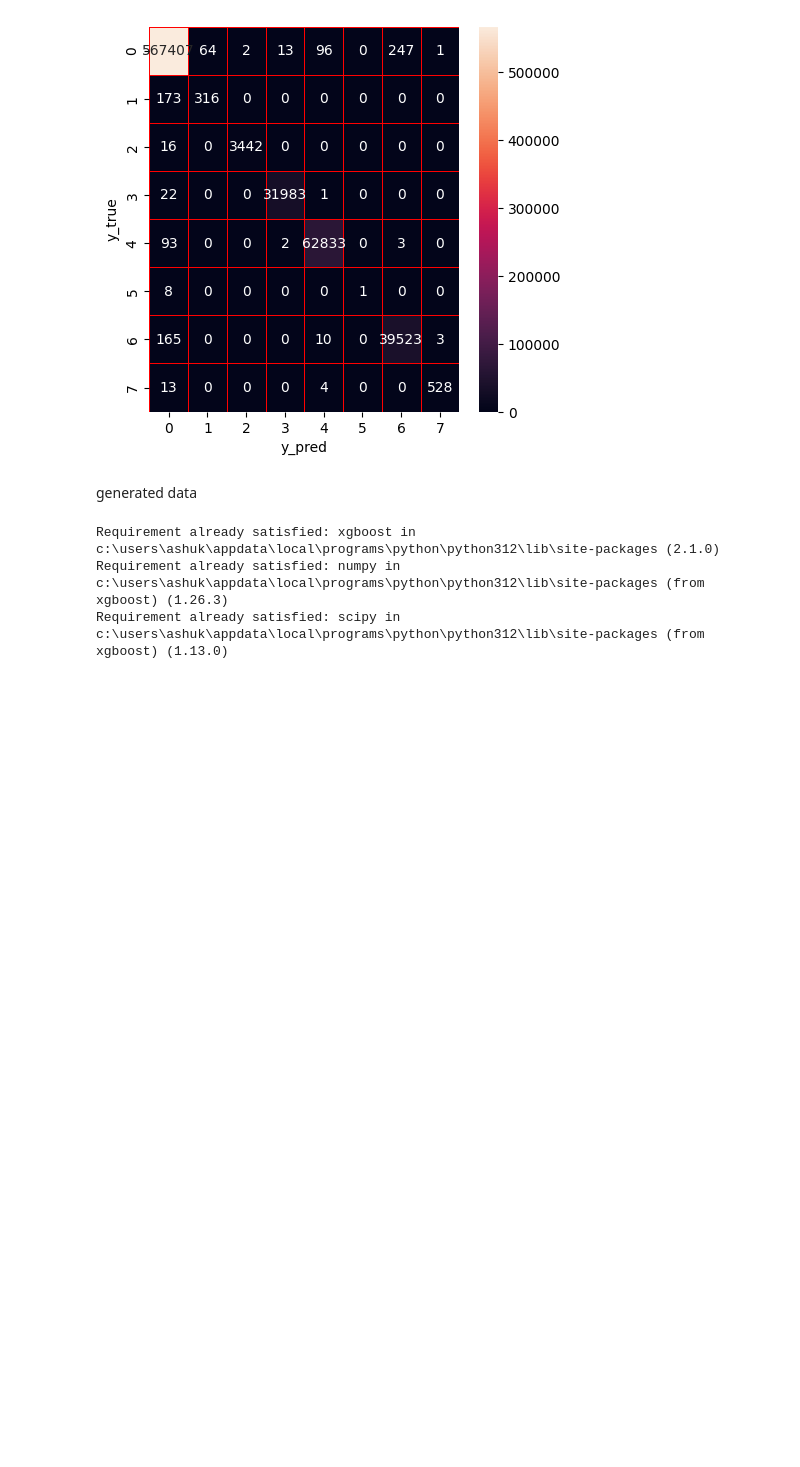
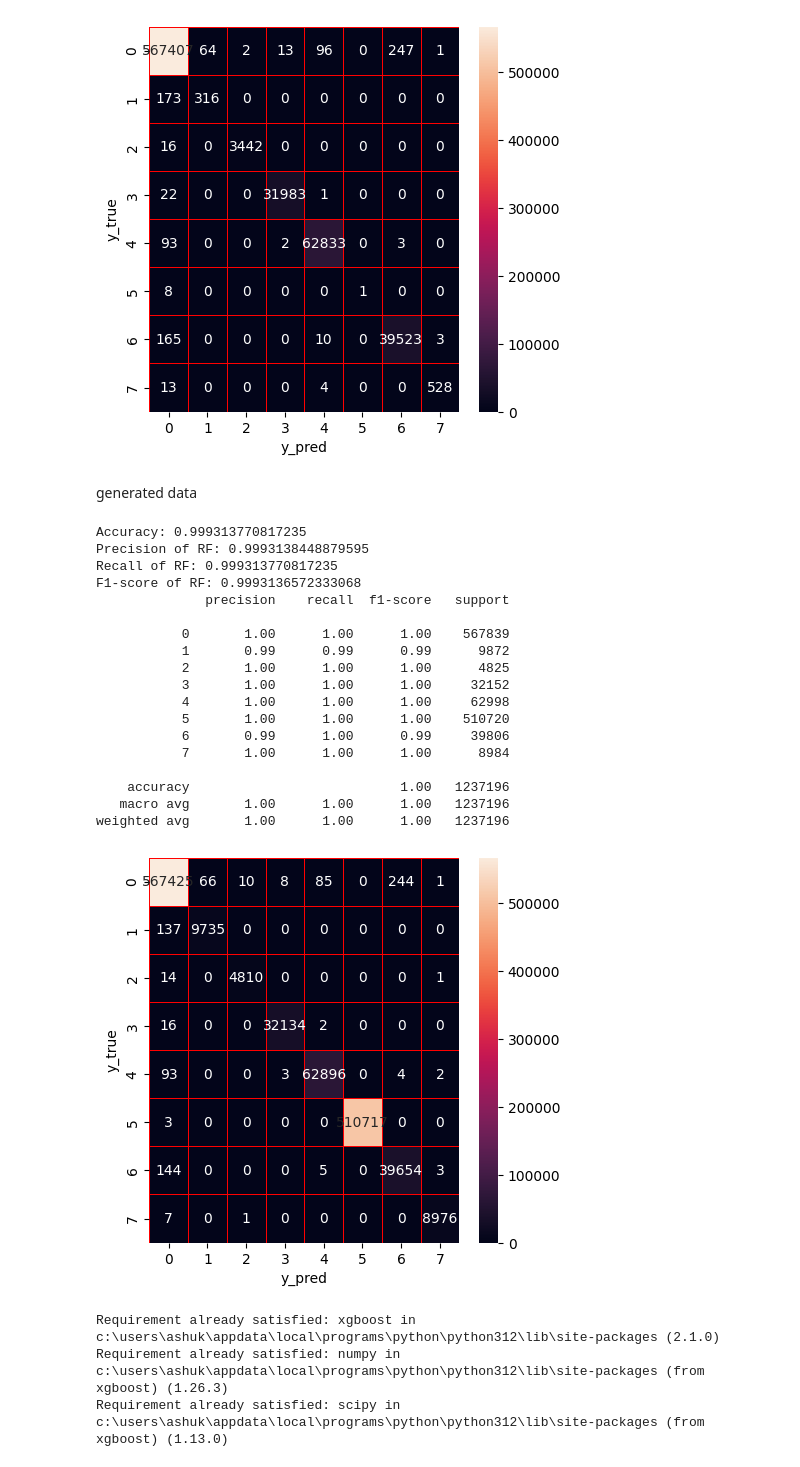
Before and after one commit to AshayNaik97/IDS_GAN, a Jupyter notebook: main.ipynb, the cells around one changed output. Cells and saved outputs as stored; diff of their text form; code cells hidden in the pictures; blank space fills up the shorter version.

```diff
--- a/main.ipynb
+++ b/main.ipynb
@@ -226,10 +226,10 @@ from sklearn.neural_network import MLPClassifier
 # # Split cicidsdf
 # X_train, X_test, y_train, y_test = train_test_split(X, y, test_size=0.3, random_state=42)
 
-X_train = np.load("data/x_train.npy")
-X_test = np.load("data/x_test.npy")
-y_train = np.load("data/y_train.npy")
-y_test = np.load("data/y_test.npy")
+X_train = np.load("data/cic/x_train.npy")
+X_test = np.load("data/cic/x_test.npy")
+y_train = np.load("data/cic/y_train.npy")
+y_test = np.load("data/cic/y_test.npy")
 # %% [markdown]
 only dataset
 # %%
@@ -276,30 +276,53 @@ generated data
 # %%
 generated_X = np.load('data/cic/generated_X.npy')
 generated_y = np.load('data/cic/generated_y.npy')
-X_train_new = pd.concat([pd.DataFrame(X_train), pd.DataFrame(generated_X)], ignore_index=True)
-y_train_new = pd.concat([pd.DataFrame(y_train), pd.DataFrame(generated_y)], ignore_index=True)
-y_train_new= y_train_new.values.ravel()
-# X_train_new.shape
+X = pd.concat([pd.DataFrame(X_train), pd.DataFrame(generated_X),pd.DataFrame(X_test)], ignore_index=True)
+y = pd.concat([pd.DataFrame(y_train), pd.DataFrame(generated_y),pd.DataFrame(y_test)], ignore_index=True)
+y= y.values.ravel()
+
+x_train, x_test, y_train, y_test = train_test_split(
+    X, y, test_size=0.25, random_state=42, stratify=y
+)
 # %%
 # Train Random Forest model
 
 clf = RandomForestClassifier(n_estimators=100, random_state=42)
-clf.fit(X_train_new, y_train_new)
+clf.fit(x_train, y_train)
 
 # Evaluate
-y_pred = clf.predict(X_test)
+y_pred = clf.predict(x_test)
 print("Accuracy:", accuracy_score(y_test, y_pred))
 precision,recall,fscore,none= precision_recall_fscore_support(y_test, y_pred, average='weighted')
 print('Precision of RF: '+(str(precision)))
 print('Recall of RF: '+(str(recall)))
 print('F1-score of RF: '+(str(fscore)))
 print(classification_report(y_test,y_pred))
 cm=confusion_matrix(y_test,y_pred)
 f,ax=plt.subplots(figsize=(5,5))
 sns.heatmap(cm,annot=True,linewidth=0.5,linecolor="red",fmt=".0f",ax=ax)
 plt.xlabel("y_pred")
 plt.ylabel("y_true")
 plt.show()
+# %% [output]
+Accuracy: 0.999313770817235
+Precision of RF: 0.9993138448879595
+Recall of RF: 0.999313770817235
+F1-score of RF: 0.9993136572333068
+              precision    recall  f1-score   support
+
+           0       1.00      1.00      1.00    567839
+           1       0.99      0.99      0.99      9872
+           2       1.00      1.00      1.00      4825
+           3       1.00      1.00      1.00     32152
+           4       1.00      1.00      1.00     62998
+           5       1.00      1.00      1.00    510720
+           6       0.99      1.00      0.99     39806
+           7       1.00      1.00      1.00      8984
+
+    accuracy                           1.00   1237196
+   macro avg       1.00      1.00      1.00   1237196
+weighted avg       1.00      1.00      1.00   1237196
+[figure, added]
 # %%
 # # Hyperparameter optimization of random forest
 # from hyperopt import hp, fmin, tpe, STATUS_OK, Trials
```
